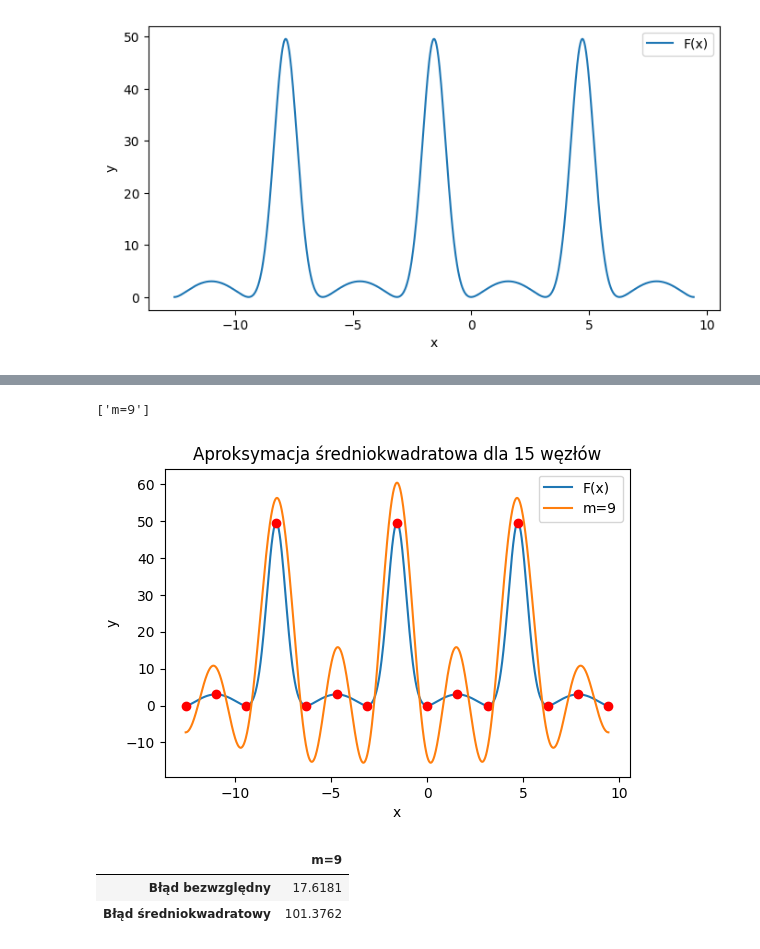
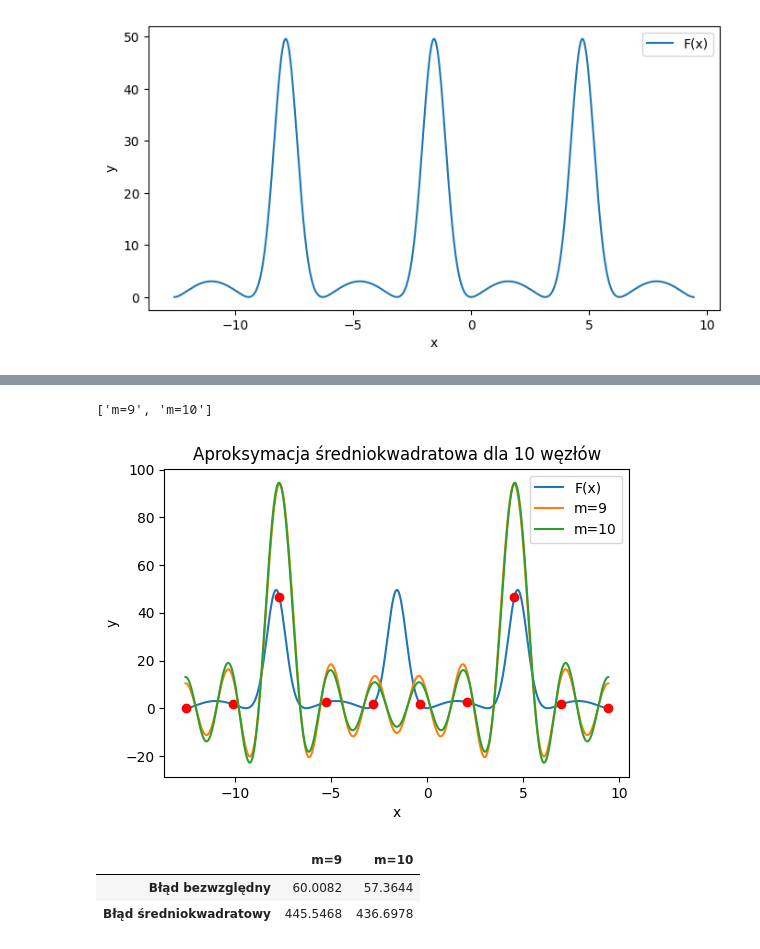
Before and after one commit to tomaszkurcon/mownit, a Jupyter notebook: lab_6/approximation_trigonometric.ipynb, the cells around one changed output, grey strips where cells are left out. Cells and saved outputs as stored; diff of their text form; code cells hidden in the pictures.

```diff
--- a/lab_6/approximation_trigonometric.ipynb
+++ b/lab_6/approximation_trigonometric.ipynb
@@ -34,9 +38,13 @@ def create_compare_errors_table(data):
 # %%
-def max_absolute_error(f, W, xs):
-    return round(max([abs(f(x) - W(x)) for x in xs]),4)
+def max_absolute_error(f, W, xs, rounded=True):
+    if rounded:
+        return round(max([abs(f(x) - W(x)) for x in xs]),4)
+    return max([abs(f(x) - W(x)) for x in xs])
 # %%
-def mse(f, W, xs):
-    return round(sum([(f(x) - W(x)) ** 2 for x in xs]) / len(xs),4)
+def mse(f, W, xs, rounded=True):
+    if rounded:
+        return round(sum([(f(x) - W(x)) ** 2 for x in xs]) / len(xs), 4)
+    return sum([(f(x) - W(x)) ** 2 for x in xs]) / len(xs)
 # %%
 def calc_a_b(xs, ys, n, m):
     A = [0 for _ in range(m+1)]
@@ -59,7 +67,8 @@ def trigonometric_approximation(xs, ys, m):
     A, B = calc_a_b(transformed_xs, ys,n, m)
     def func(x):
         x_transformed = transform_x(x, xs)
-        return  1/2 * A[0] + sum(A[j] * math.cos(j * x_transformed) + B[j] * math.sin(j * x_transformed) for j in range(1, m))
+        return  1/2 * A[0] + sum(A[j] * math.cos(j * x_transformed) + B[j] * math.sin(j * x_transformed) for j in
+                                 range(1, m+1))
     return func
 # %%
 def display_approximation(f,a,b,n,ms, approximation, labels, colors=[], title=''):
@@ -112,12 +159,12 @@ func_plot(f, a, b, 1000, label="F(x)", figsize=(8,4))
 # %%
-n=15
-m=[9]
+n=10
+m=[9,10]
 display_approximation(f, a,b,n,m, trigonometric_approximation, labels=[],title=f"Aproksymacja średniokwadratowa dla {n} węzłów"
                                                            ,
                       )
 # %% [output]
-['m=9']
+['m=9', 'm=10']
-[figure, old version]
+[figure, new version]
-|  | m=9 |
-| Błąd bezwzględny | 17.6181 |
-| Błąd średniokwadratowy | 101.3762 |
+|  | m=9 | m=10 |
+| Błąd bezwzględny | 60.0082 | 57.3644 |
+| Błąd średniokwadratowy | 445.5468 | 436.6978 |
```
Also changed, not shown: parts of 20 cells of this notebook, 1 other file.
